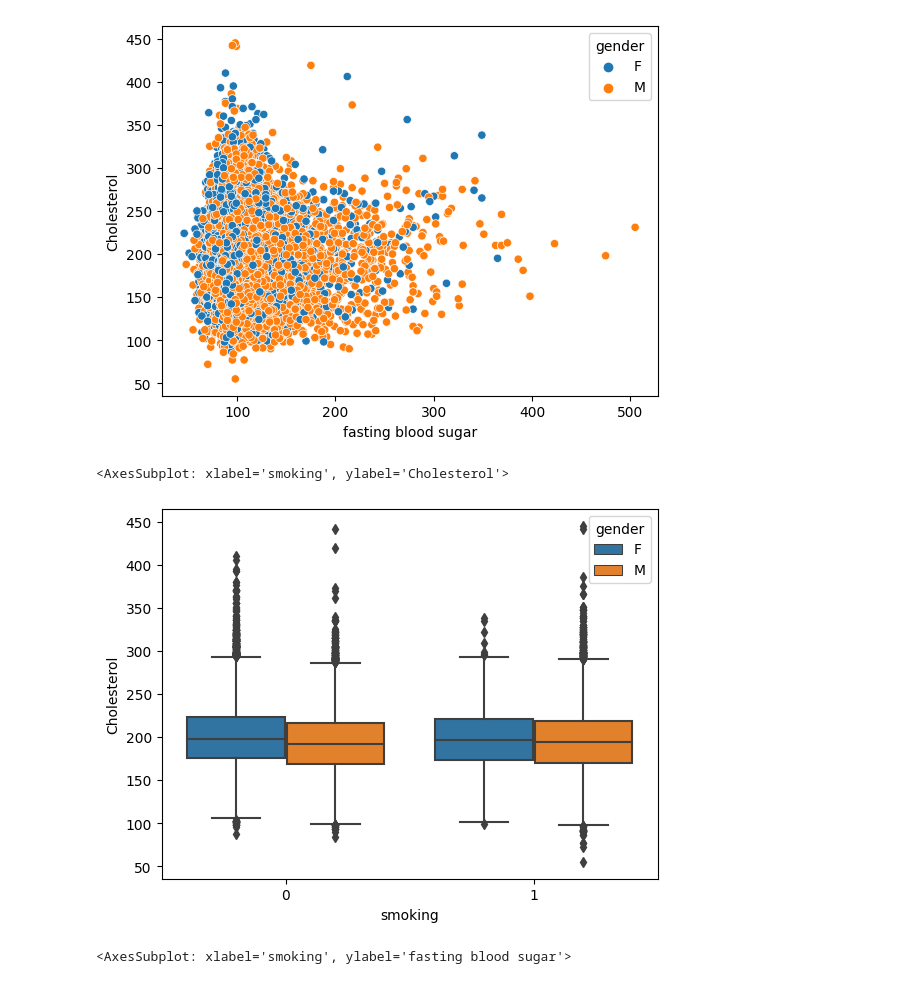
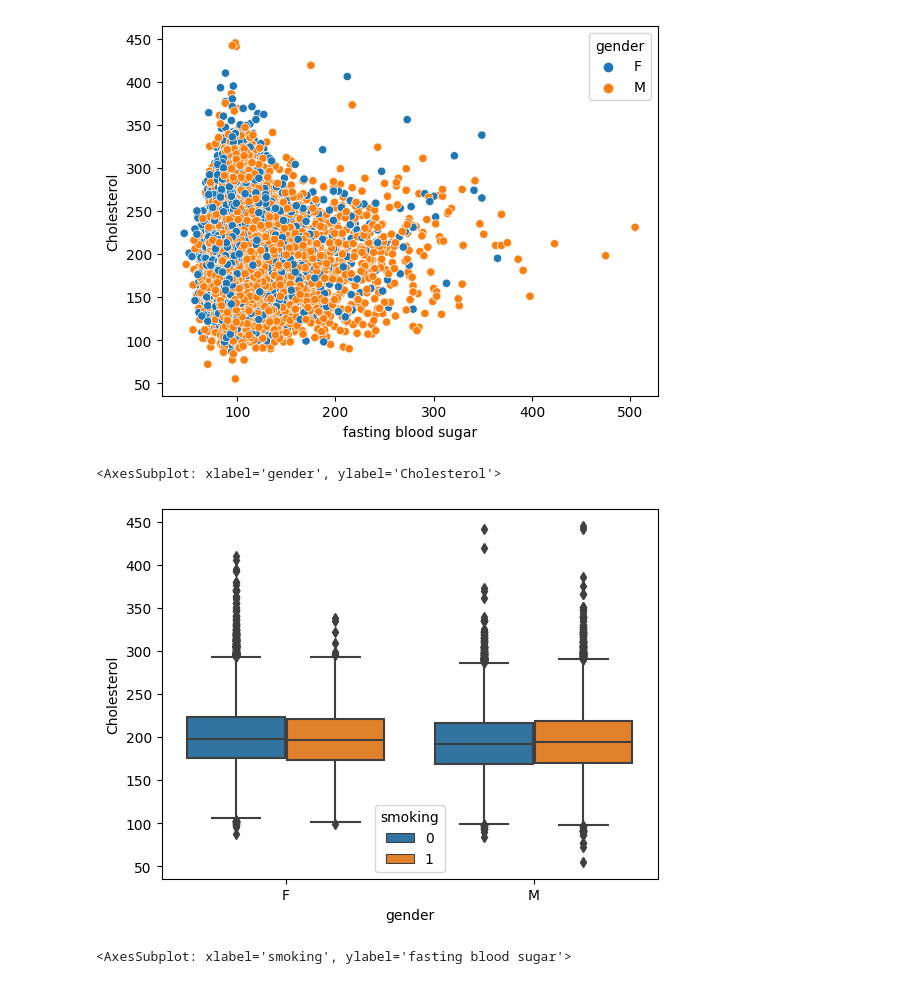
Before and after one commit to Renga1999/Data_Mining_Project_Body_Signal_due_to_smoking, a Jupyter notebook: Team2_python_project.ipynb, the cells around one changed output. Saved outputs shown, nothing was run; the diff lists cells and outputs as text; code cells hidden in the pictures.

```diff
--- a/Team2_python_project.ipynb
+++ b/Team2_python_project.ipynb
@@ -175,10 +182,10 @@ sns.scatterplot(data = df, y = "Cholesterol", x= "fasting blood sugar",hue = "ge
 <AxesSubplot: xlabel='fasting blood sugar', ylabel='Cholesterol'>
 [figure]
 # %%
-sns.boxplot(data = df, x ="smoking" , y= "Cholesterol", hue="gender")
+sns.boxplot(data = df, x ="gender" , y= "Cholesterol", hue="smoking")
 # %% [output]
-<AxesSubplot: xlabel='smoking', ylabel='Cholesterol'>
+<AxesSubplot: xlabel='gender', ylabel='Cholesterol'>
-[figure, old version]
+[figure, new version]
 # %%
 sns.boxplot(data = df, x ="smoking" , y= "fasting blood sugar",hue="gender")
 # %% [output]
```
Also changed, not shown: parts of 33 cells of this notebook.
